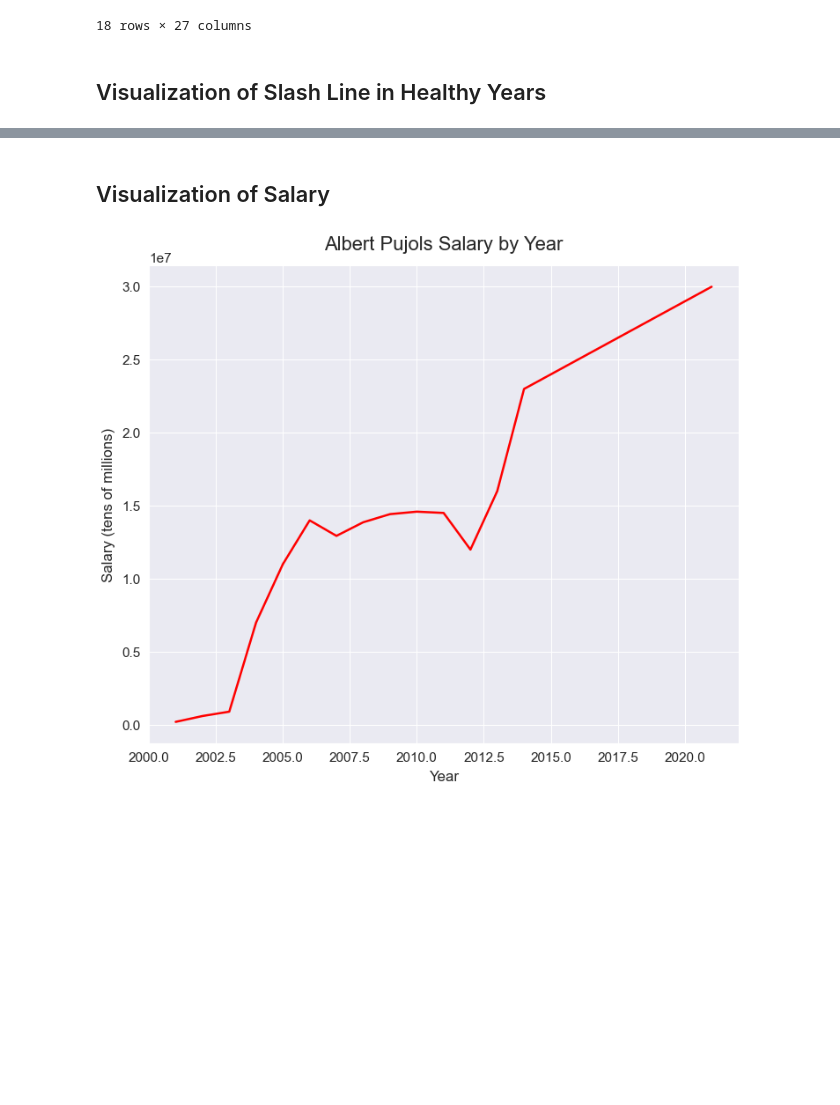
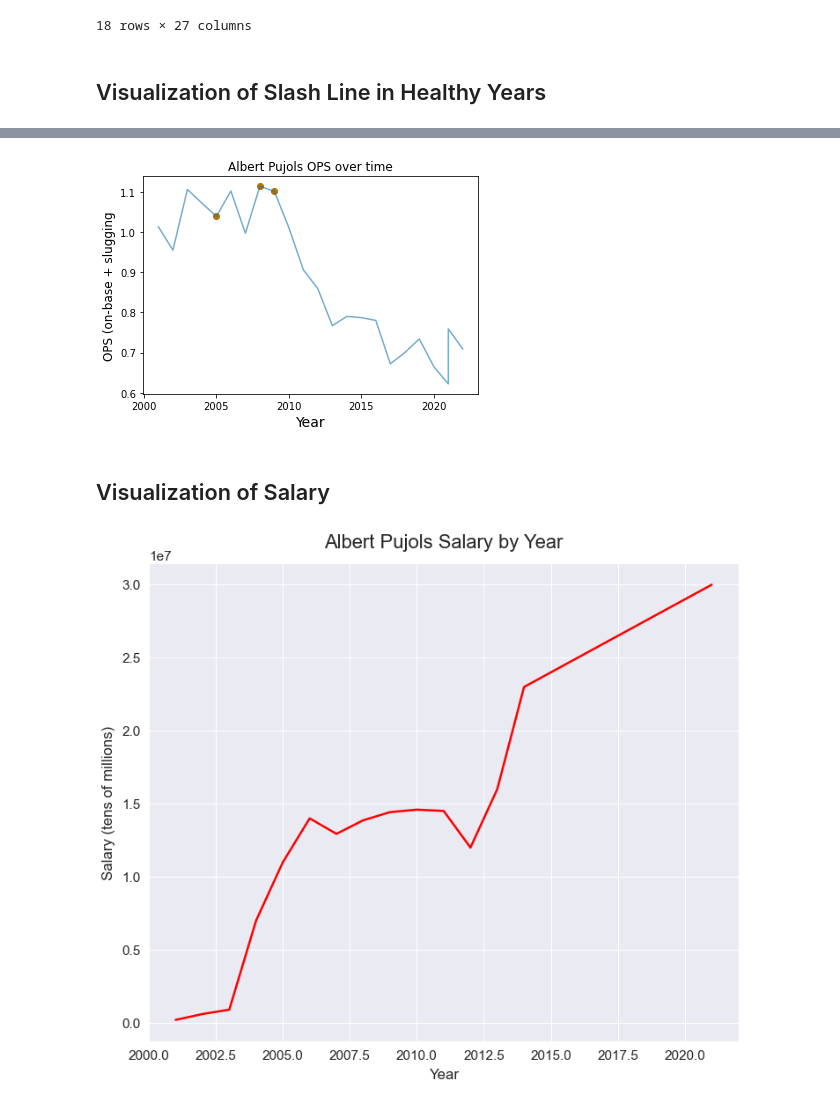
Before and after one commit to drainganggtb/Pujols_VizPractice, a Jupyter notebook: pujols_workbook.ipynb, the cells around one changed output, grey strips where cells are left out. Cells and saved outputs as stored; diff of their text form; code cells hidden in the pictures; blank space fills up the shorter version.

```diff
--- a/pujols_workbook.ipynb
+++ b/pujols_workbook.ipynb
@@ -144,3 +152,19 @@ See the caveats in the documentation: https://pandas.pydata.org/pandas-docs/stab
+# %%
+#create list of years he was MVP
+mvp_x = [2005,2008,2009]
+mvp_y = [1.039, 1.114, 1.101]
+#create matplotlib plot of ops
+plt.plot(AP_clean_df.Year, AP_clean_df.OPS, alpha=0.6)
+plt.xlabel('Year', size=14)
+plt.ylabel('OPS (on-base + slugging', size=12)
+plt.title('Albert Pujols OPS over time')
+
+#highlight mvp years
+plt.scatter(mvp_x, mvp_y, color='#b27300')
+
+plt.show()
+# %% [output]
+[figure, added]
 # %% [markdown]
 ## Visualization of Salary
 # %%
```
Also changed, not shown: parts of 11 cells of this notebook.
